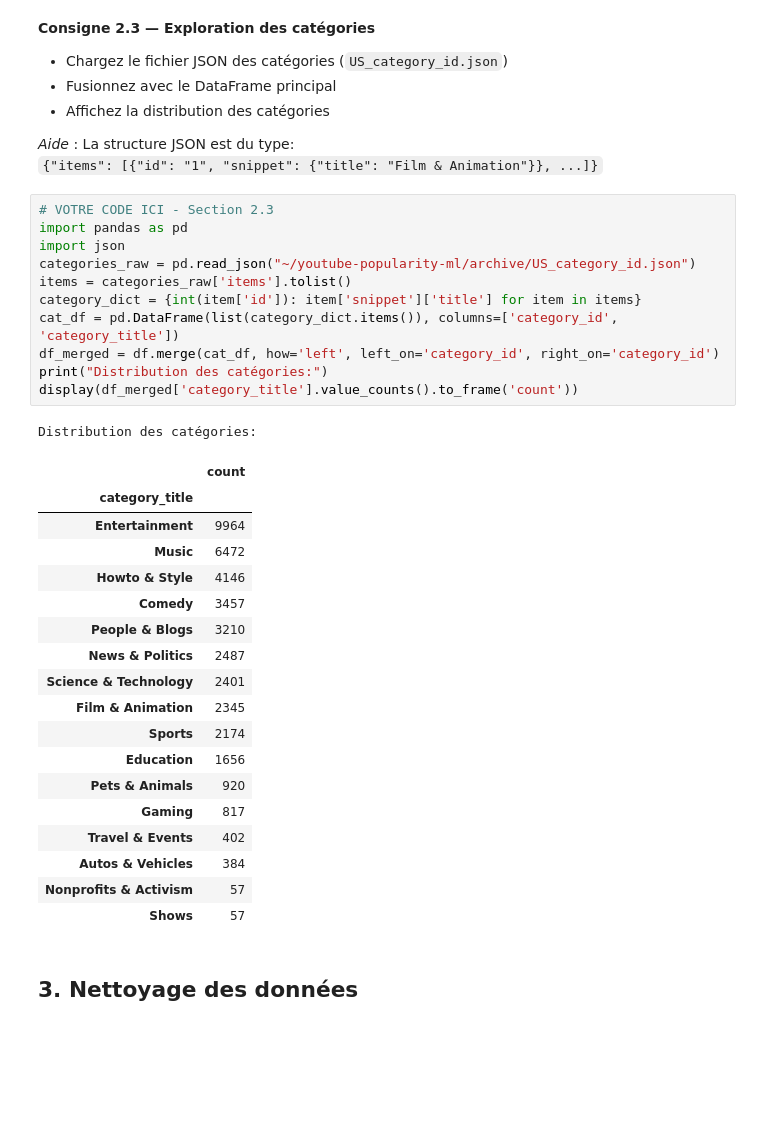
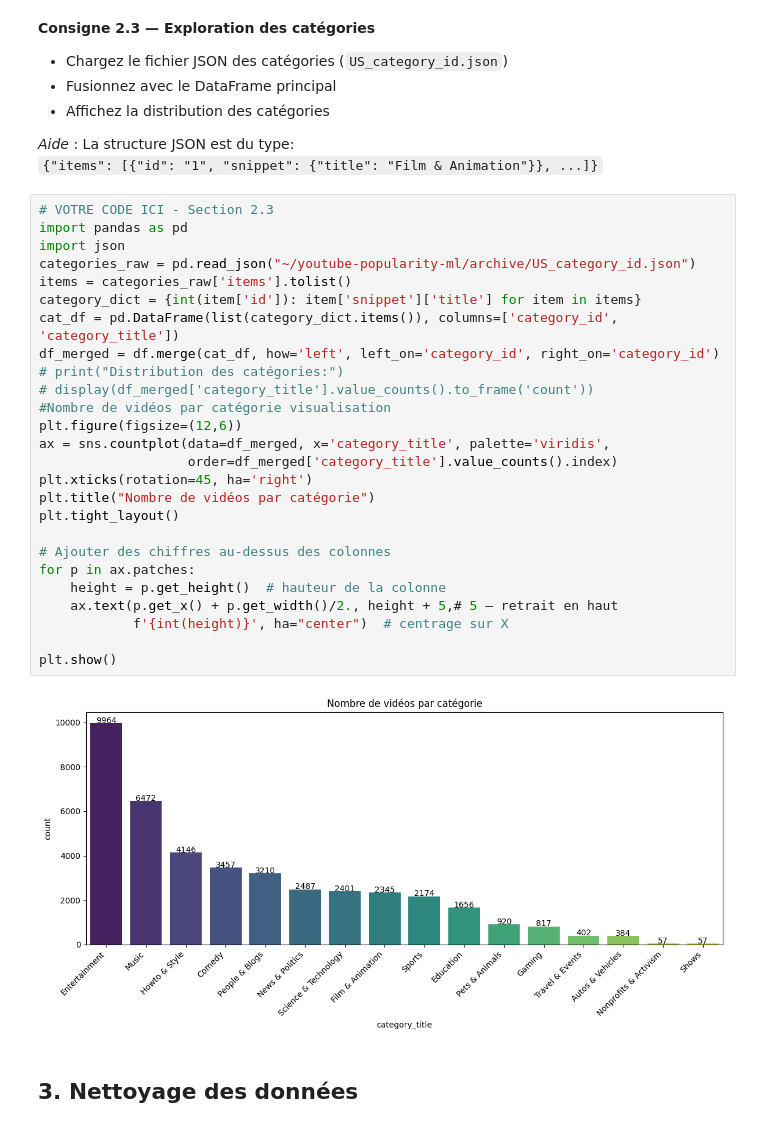
Before and after one commit to kirillsst/youtube-popularity-ml, a Jupyter notebook: notebook/PROJET_ML_Youtube_Trending.ipynb, the cells around one changed output. Drawn from its saved outputs; the diff is of its cells as text; blank space fills up the shorter version.

Commit message:
visualisation

```diff
--- a/notebook/PROJET_ML_Youtube_Trending.ipynb
+++ b/notebook/PROJET_ML_Youtube_Trending.ipynb
@@ -166,34 +132,31 @@ dtype: float64
 # %%
 # VOTRE CODE ICI - Section 2.3
 import pandas as pd
 import json
 categories_raw = pd.read_json("~/youtube-popularity-ml/archive/US_category_id.json")
 items = categories_raw['items'].tolist()
 category_dict = {int(item['id']): item['snippet']['title'] for item in items}
 cat_df = pd.DataFrame(list(category_dict.items()), columns=['category_id', 'category_title'])
 df_merged = df.merge(cat_df, how='left', left_on='category_id', right_on='category_id')
-print("Distribution des catégories:")
-display(df_merged['category_title'].value_counts().to_frame('count'))
+# print("Distribution des catégories:")
+# display(df_merged['category_title'].value_counts().to_frame('count'))
+#Nombre de vidéos par catégorie visualisation
+plt.figure(figsize=(12,6))
+ax = sns.countplot(data=df_merged, x='category_title', palette='viridis',
+                   order=df_merged['category_title'].value_counts().index)
+plt.xticks(rotation=45, ha='right')
+plt.title("Nombre de vidéos par catégorie")
+plt.tight_layout()
+
+# Ajouter des chiffres au-dessus des colonnes
+for p in ax.patches:
+    height = p.get_height()  # hauteur de la colonne
+    ax.text(p.get_x() + p.get_width()/2., height + 5,# 5 — retrait en haut
+            f'{int(height)}', ha="center")  # centrage sur X
+
+plt.show()
 # %% [output]
-Distribution des catégories:
-|  | count |
-| category_title |  |
-| Entertainment | 9964 |
-| Music | 6472 |
-| Howto & Style | 4146 |
-| Comedy | 3457 |
-| People & Blogs | 3210 |
-| News & Politics | 2487 |
-| Science & Technology | 2401 |
-| Film & Animation | 2345 |
-| Sports | 2174 |
-| Education | 1656 |
-| Pets & Animals | 920 |
-| Gaming | 817 |
-| Travel & Events | 402 |
-| Autos & Vehicles | 384 |
-| Nonprofits & Activism | 57 |
-| Shows | 57 |
+[figure, added]
 # %% [markdown]
 ## 3. Nettoyage des données
 # %% [markdown]
```
Also changed, not shown: parts of 8 cells of this notebook, 1 other file.
